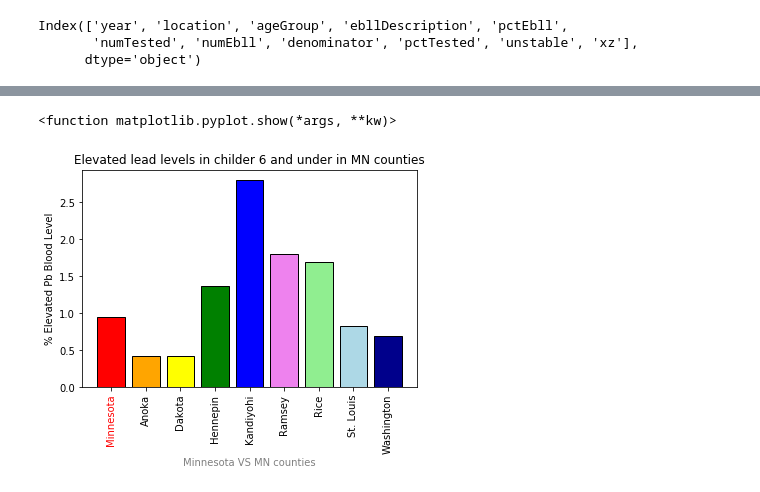
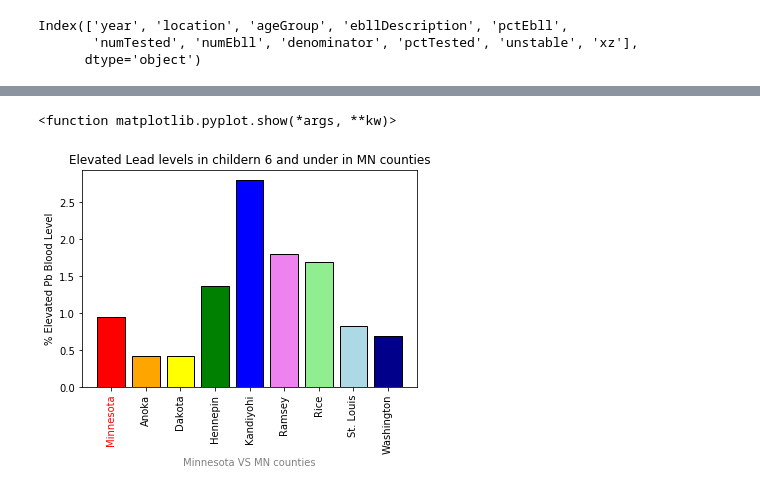
Before and after one commit to erjacobs2/Team_Numerology, a Jupyter notebook: karim/pb_df.ipynb, the cells around one changed output, grey strips where cells are left out. Drawn from its saved outputs; the diff is of its cells as text; code cells hidden in the pictures.

```diff
--- a/karim/pb_df.ipynb
+++ b/karim/pb_df.ipynb
@@ -110,32 +110,32 @@ rfdfg=rfdfg.sort_values(['mn_Rank'])
 # %%
 x=rfdfg.index
 cp=rfdfg['xz']
 
 
 
 
 # Bar chart properties
-plt.title('Elevated lead levels in childer 6 and under in MN counties')
+plt.title('Elevated Lead levels in childern 6 and under in MN counties')
 plt.xlabel('Minnesota VS MN counties').set_color("gray")
 plt.ylabel('% Elevated Pb Blood Level')
 bars = plt.bar(x, cp, align='center',edgecolor='black')
 bars[0].set_facecolor('Red')
 bars[1].set_facecolor('orange')
 bars[2].set_facecolor('yellow')
 bars[3].set_facecolor('green')
 bars[4].set_facecolor('blue')
 bars[5].set_facecolor('violet')
 bars[6].set_facecolor('lightgreen')
 bars[7].set_facecolor('lightblue')
 bars[8].set_facecolor('darkblue')
 plt.xticks(x, rotation=90)
 
 plt.gca().get_xticklabels()[0].set_color("red")
 
-plt.savefig('Elevated lead levels in childer 6 and under in MN counties.png',dpi=300, bbox_inches = "tight")
+plt.savefig('Elevated pct lead levels in childer 6 and under in MN counties.png',dpi=300, bbox_inches = "tight")
 plt.show
 
 # # Save the Figure
 # %% [output]
 <function matplotlib.pyplot.show(*args, **kw)>
-[figure, old version]
+[figure, new version]
```
Also changed, not shown: parts of 1 cell of this notebook, 2 other files.
